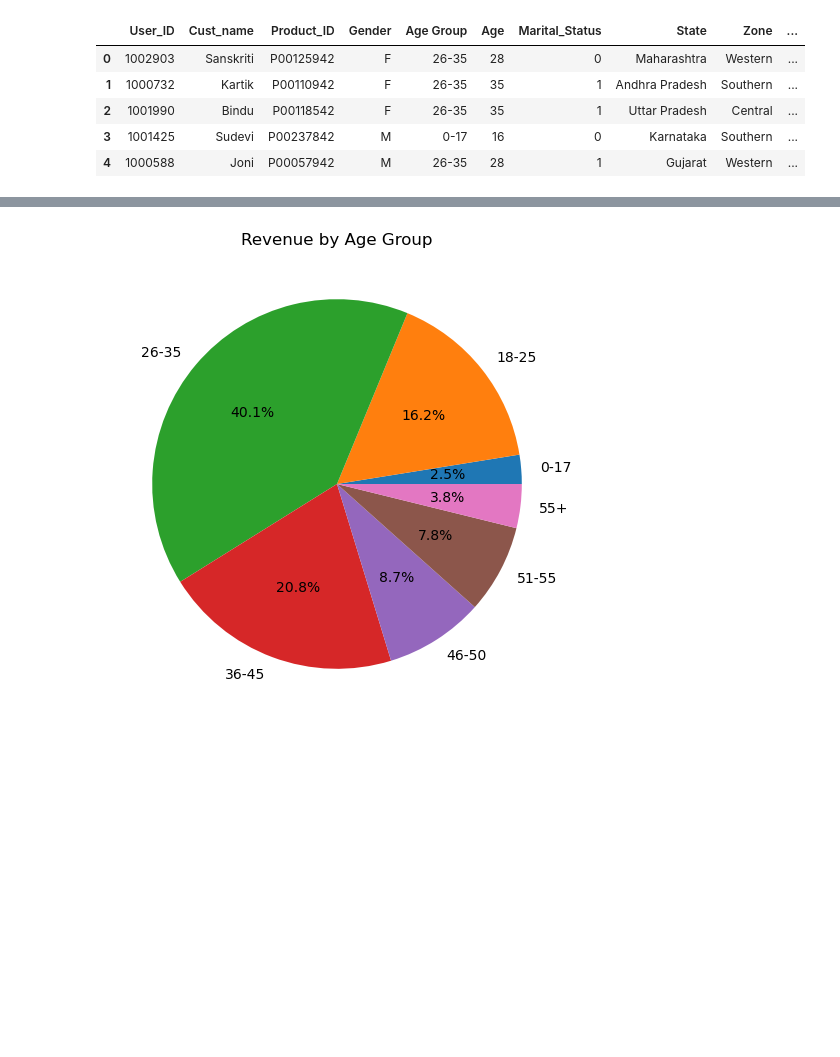
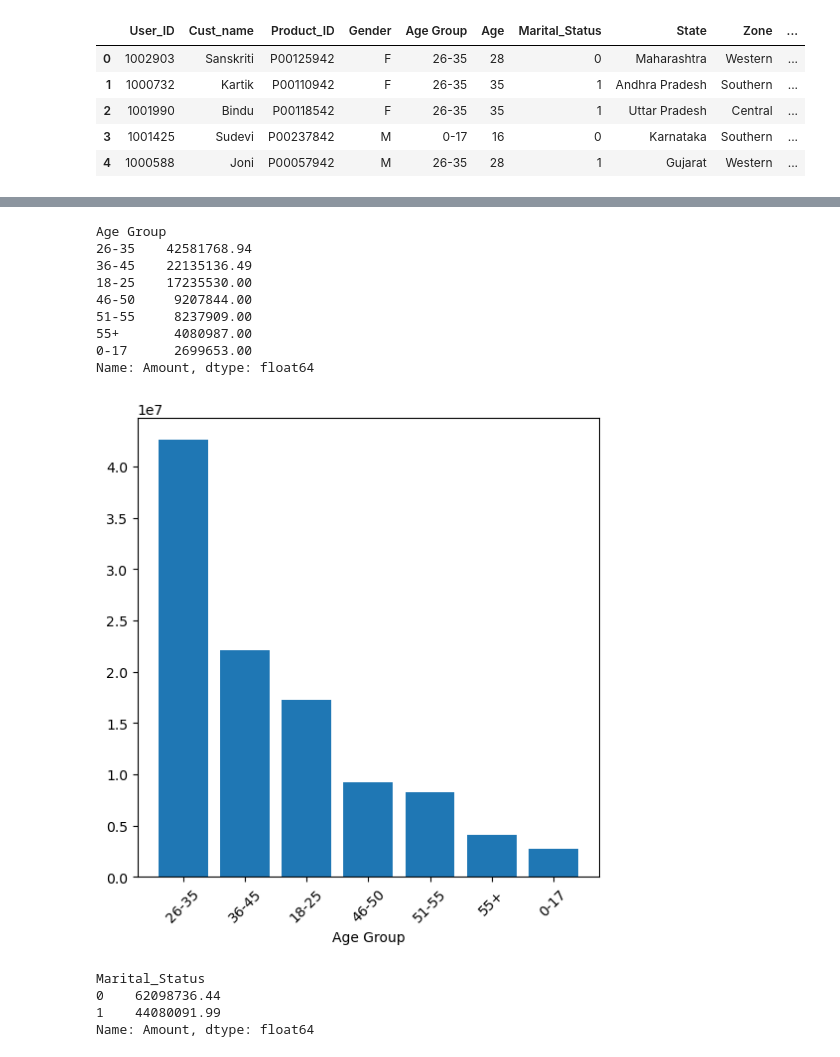
Before and after one commit to sulavg50-ux/Self_data_analysis, a Jupyter notebook: diwali.ipynb, the cells around one changed output, grey strips where cells are left out. Drawn from its saved outputs; the diff is of its cells as text; code cells hidden in the pictures; blank space fills up the shorter version.

```diff
--- a/diwali.ipynb
+++ b/diwali.ipynb
@@ -85,9 +94,31 @@ Name: Amount, dtype: float64
 # %%
-import matplotlib.pyplot as plt
-
-plt.figure(figsize=(6,6))
-plt.pie(age.values, labels=age.index, autopct='%1.1f%%')
-plt.title('Revenue by Age Group')
-plt.show()
+#revenue by age group
+d2=diwali.groupby('Age Group')['Amount'].sum().sort_values(ascending=False)
+d2
 # %% [output]
-[figure, removed]
+Age Group
+26-35    42581768.94
+36-45    22135136.49
+18-25    17235530.00
+46-50     9207844.00
+51-55     8237909.00
+55+       4080987.00
+0-17      2699653.00
+Name: Amount, dtype: float64
+# %%
+plt.figure(figsize=(6,6))
+plt.bar(d2.index,d2.values)
+plt.xlabel('Age Group')
+plt.xticks(rotation=45)
+plt.show()
+# %% [output]
+[figure, added]
+# %%
+#revenue by marital status
+d3=diwali.groupby('Marital_Status')['Amount'].sum().sort_values(ascending=False)
+d3
+# %% [output]
+Marital_Status
+0    62098736.44
+1    44080091.99
+Name: Amount, dtype: float64
```
Also changed, not shown: parts of 26 cells of this notebook.
